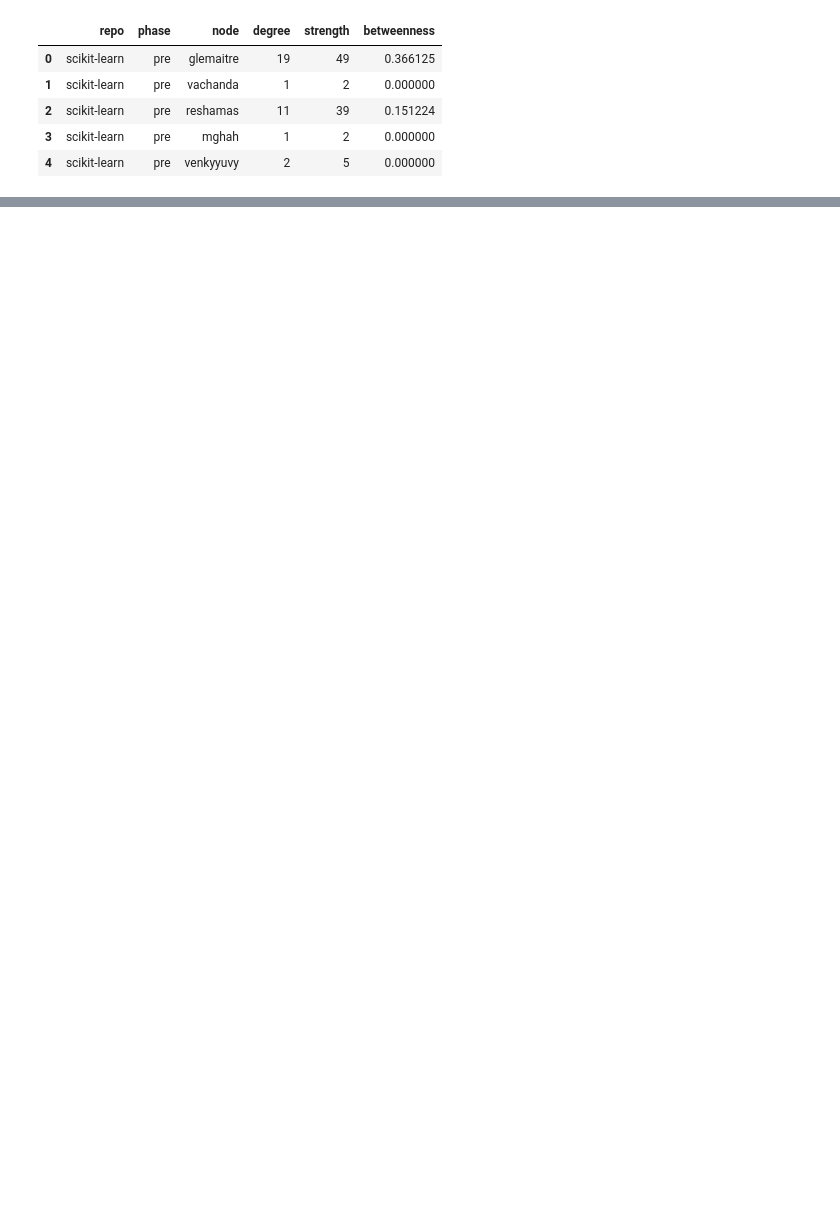
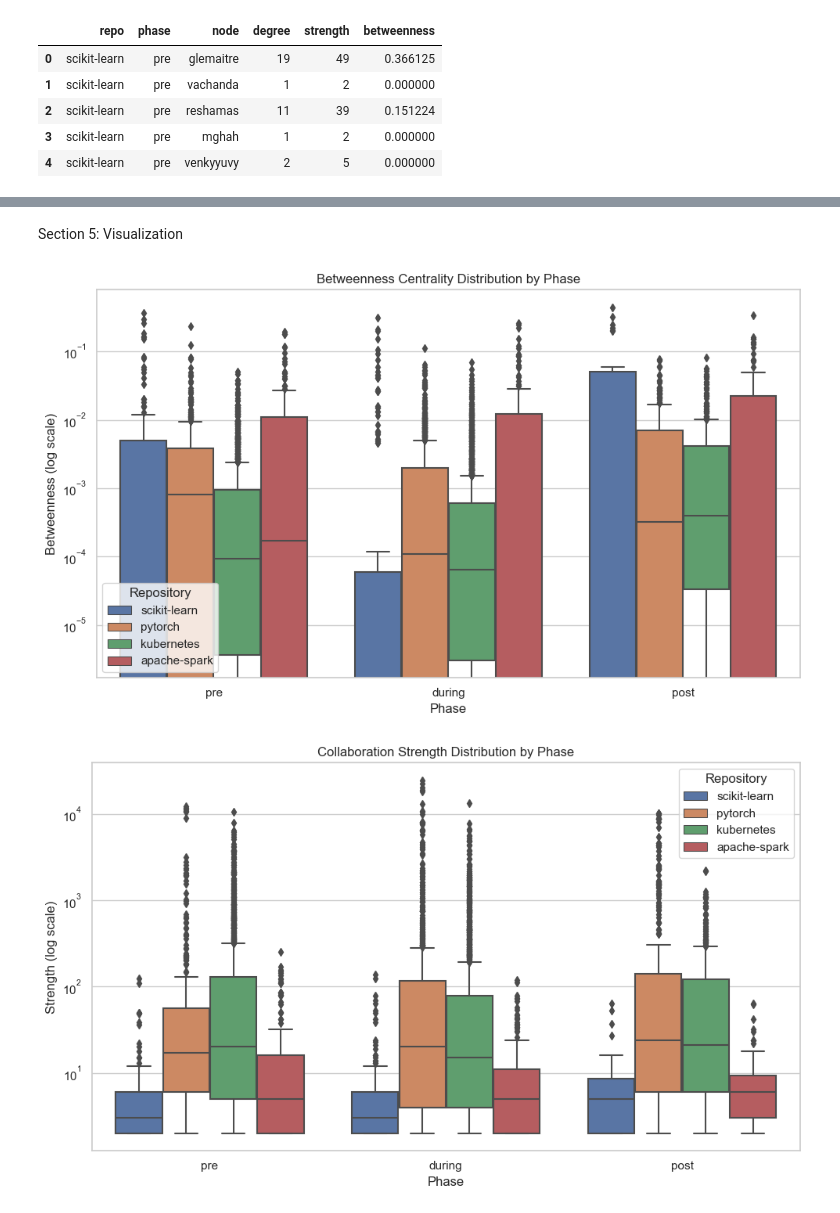
Before and after one commit to NJMiels013/The-Evolution-of-Collaboration-in-Open-Source-Software, a Jupyter notebook: scripts/Network_Metrics.ipynb, the cells around one changed output, grey strips where cells are left out. Cells and saved outputs as stored; diff of their text form; code cells hidden in the pictures; blank space fills up the shorter version.

```diff
--- a/scripts/Network_Metrics.ipynb
+++ b/scripts/Network_Metrics.ipynb
@@ -115,0 +162,37 @@ node_df.head()
+# %% [markdown]
+Section 5: Visualization
+# %%
+
+# Load your node metrics CSV
+df = pd.read_csv("../data/results/node_metrics.csv")  # Adjust path if needed
+
+# Set seaborn style
+sns.set(style="whitegrid")
+
+# Ensure columns are lowercase for consistency
+df.columns = [col.lower() for col in df.columns]
+
+# Plot 1: Betweenness Centrality by Repository and Phase
+plt.figure(figsize=(10, 6))
+sns.boxplot(data=df, x="phase", y="betweenness", hue="repo")
+plt.yscale("log")  # Betweenness is usually skewed
+plt.title("Betweenness Centrality Distribution by Phase")
+plt.xlabel("Phase")
+plt.ylabel("Betweenness (log scale)")
+plt.legend(title="Repository")
+plt.tight_layout()
+plt.show()
+
+# Plot 2: Strength by Repository and Phase
+plt.figure(figsize=(10, 6))
+sns.boxplot(data=df, x="phase", y="strength", hue="repo")
+plt.yscale("log")  # Often heavy-tailed as well
+plt.title("Collaboration Strength Distribution by Phase")
+plt.xlabel("Phase")
+plt.ylabel("Strength (log scale)")
+plt.legend(title="Repository")
+plt.tight_layout()
+plt.show()
+# %% [output]
+[figure, added]
+[figure, added]
```
Also changed, not shown: parts of 9 cells of this notebook, 9 other files.
